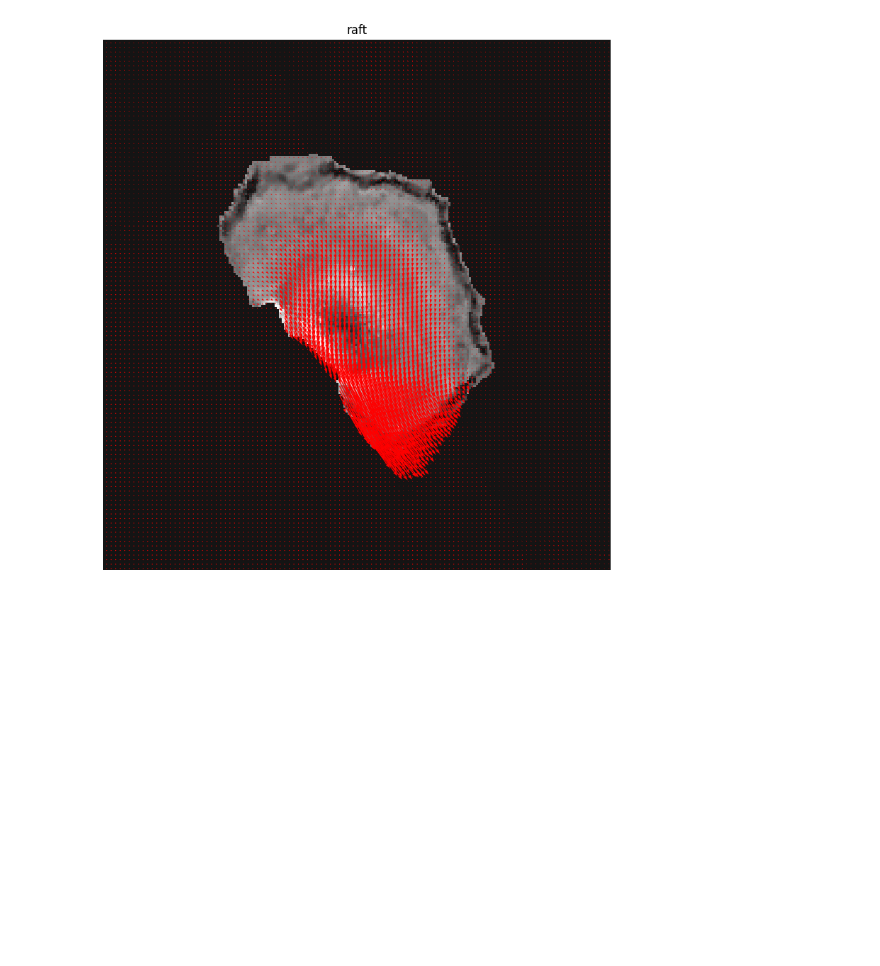
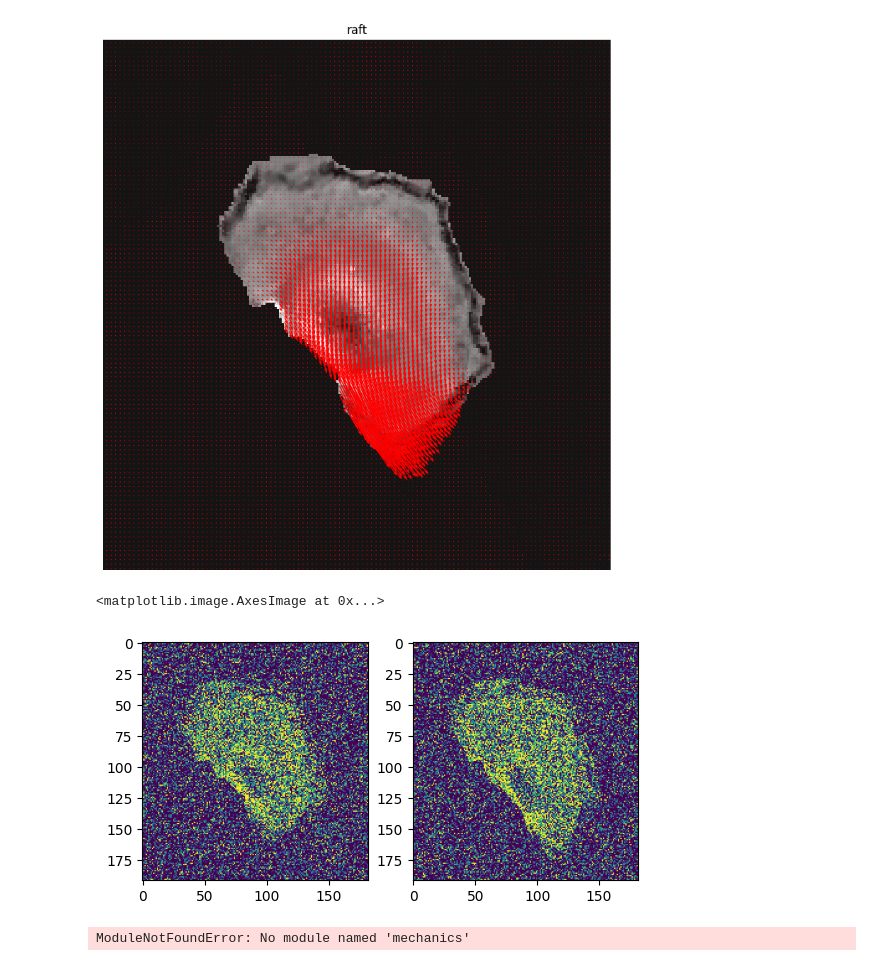
Before and after one commit to bia-pasteur/ofmeca_elas, a Jupyter notebook: mechanics/examples/tests.ipynb, the cells around one changed output. Cells and saved outputs as stored; diff of their text form; code cells hidden in the pictures; blank space fills up the shorter version.

Commit message:
code cleaning + minor changes

```diff
--- a/mechanics/examples/tests.ipynb
+++ b/mechanics/examples/tests.ipynb
@@ -270,3 +387,36 @@ def plot_flow_quiver(frame, flow_np, step=16):
 plot_flow_quiver(frame_a, flow_np, step=2)
 # %% [output]
 [figure]
+# %%
+from pathlib import Path
+import numpy as np
+
+path_noise = Path('/Users/josephinelahmani/Desktop/ofmeca_elas/data/noise_experiment_T_100.0_E_500.0_nu_0.45/img_im_00_cell_003/std_0p50_img.npy')
+
+img = np.load(path_noise)
+# %%
+import matplotlib.pyplot as plt
+
+fig, axes = plt.subplots(1, 2)
+axes[0].imshow(img[0])
+axes[1].imshow(img[1])
+# %% [output]
+<matplotlib.image.AxesImage at 0x...>
+[figure, added]
+# %%
+import sys
+from pathlib import Path
+
+sys.path.append("/Users/josephinelahmani/Desktop/ofmeca_elas/mechanics")
+
+from src.utils import load_order_clean, remap
+
+from pathlib import Path
+
+img, _ = load_order_clean(Path("/Users/josephinelahmani/Desktop/ofmeca/data/micro_images/250213_Overnight 50Hz 25Vpp_pos2.tif"))
+
+img_ = img[2:4, 10, 180:430, 140:390, 1]
+
+image = remap(img_)
+# %% [output]
+ModuleNotFoundError: No module named 'mechanics'
```
Also changed, not shown: parts of 21 cells of this notebook, 17 other files.
